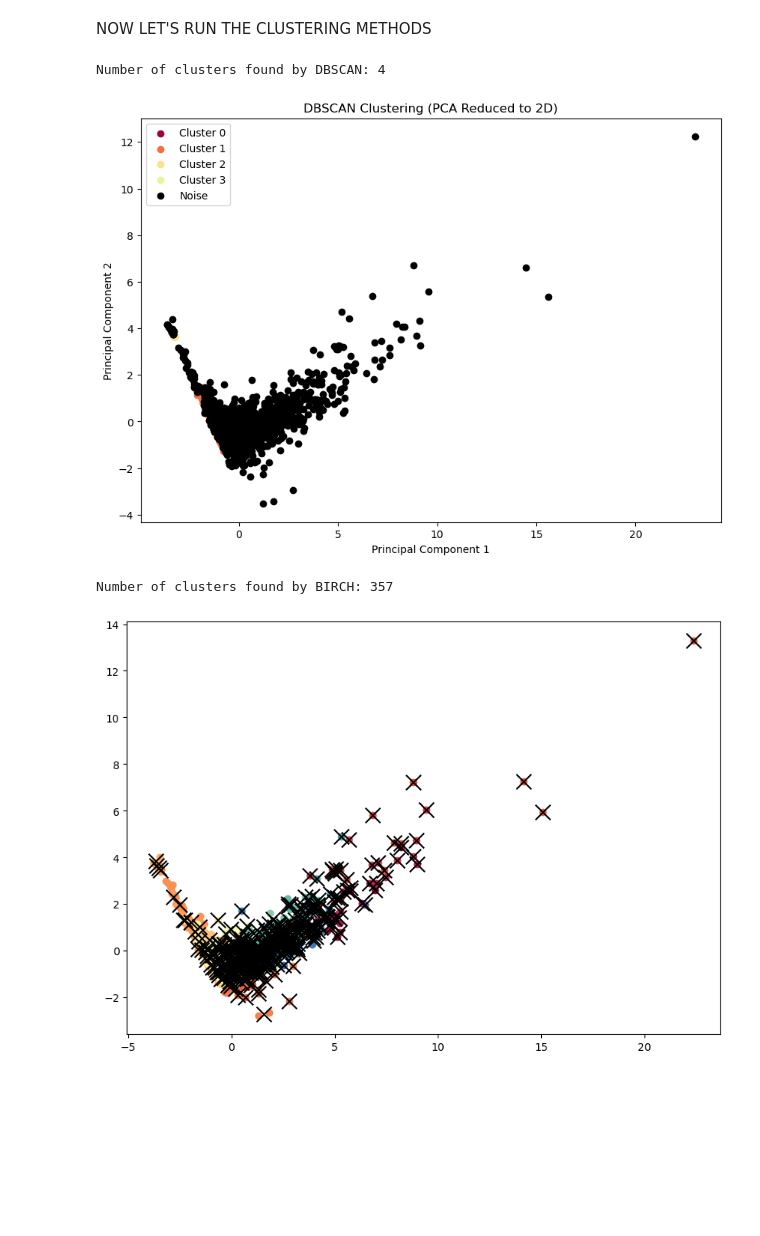
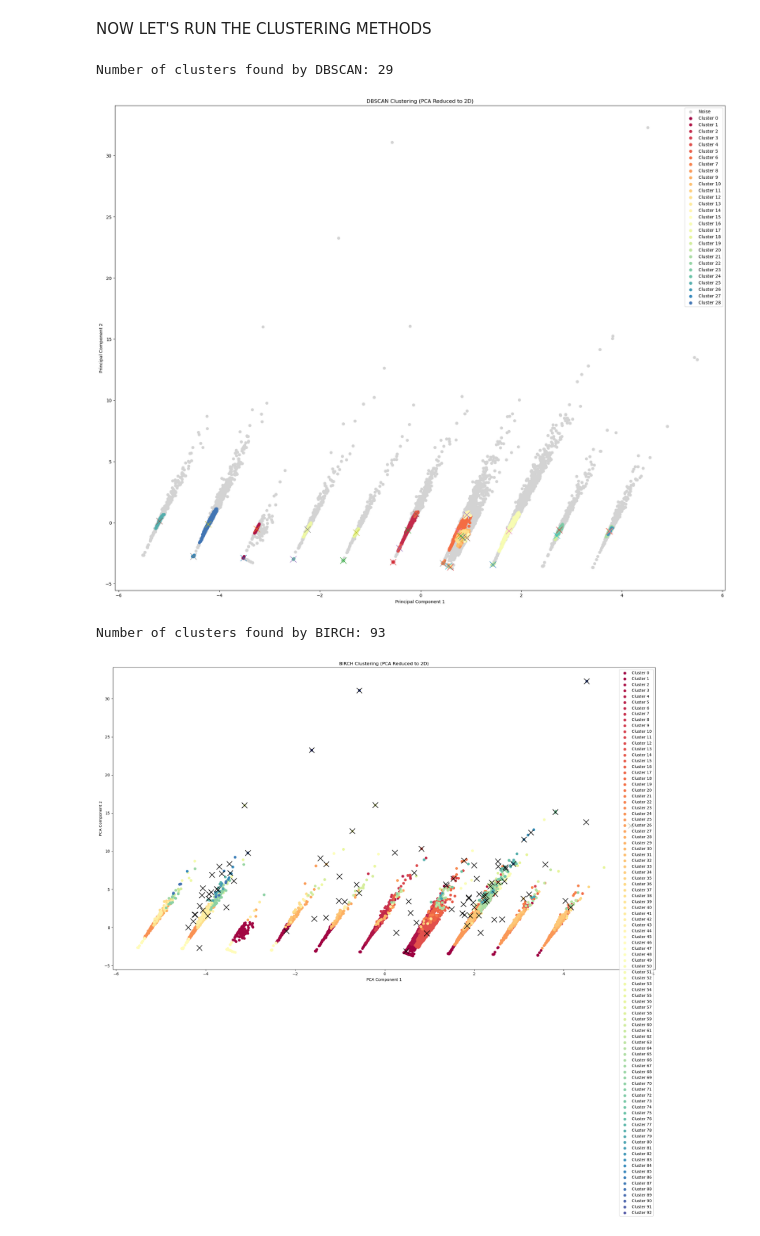
Before and after one commit to Nuraly1503/Data-Analytics, a Jupyter notebook: DA02/2-3.ipynb, the cells around one changed output. Drawn from its saved outputs; the diff is of its cells as text; code cells hidden in the pictures; blank space fills up the shorter version.

Commit message:
Changed settings in the cluster functions and added scoring

```diff
--- a/DA02/2-3.ipynb
+++ b/DA02/2-3.ipynb
@@ -121,51 +121,69 @@ from sklearn.cluster import Birch
 # %%
 from sklearn.cluster import DBSCAN
 import matplotlib.pyplot as plt
 
 # Sample the data from df_num_pca
-sample_df = df_num_pca.sample(n=2000, random_state=42).reset_index(drop=True)
+# sample_df = df_num_pca.sample(n=2000, random_state=42).reset_index(drop=True)
 
 # Apply DBSCAN
-dbscan = DBSCAN(eps=0.3, min_samples=11)
-dbscan_labels = dbscan.fit_predict(sample_df)
+dbscan = DBSCAN(eps=0.3, min_samples=15)
+dbscan_labels = dbscan.fit_predict(df_num_pca)
 
 # Number of clusters found (excluding noise)
 dbscan_clusters = len(set(dbscan_labels)) - (1 if -1 in dbscan_labels else 0)
 print(f"Number of clusters found by DBSCAN: {dbscan_clusters}")
 
 # Use the first two principal components from df_num_pca for visualization
-dbscan_pca = sample_df[['Principal Component 1', 'Principal Component 2']].values
+dbscan_pca = df_num_pca[['Principal Component 1', 'Principal Component 2']].values
 
 # Plot the clusters
-plt.figure(figsize=(10, 7))
+plt.figure(figsize=(25, 20))
+# for k in set(dbscan_labels):
+#     color = 'k' if k == -1 else plt.cm.Spectral(k / (dbscan_clusters + 1))
+#     plt.scatter(dbscan_pca[dbscan_labels == k, 0], dbscan_pca[dbscan_labels == k, 1], color=color, label=f'Cluster {k}' if k != -1 else 'Noise')
+
+
+noise_color = 'lightgray'
+plt.scatter(dbscan_pca[dbscan_labels == -1, 0], dbscan_pca[dbscan_labels == -1, 1], color=noise_color, label='Noise')
+
 for k in set(dbscan_labels):
-    color = 'k' if k == -1 else plt.cm.Spectral(k / (dbscan_clusters + 1))
-    plt.scatter(dbscan_pca[dbscan_labels == k, 0], dbscan_pca[dbscan_labels == k, 1], color=color, label=f'Cluster {k}' if k != -1 else 'Noise')
+    if k != -1:  # Skip noise
+        color = plt.cm.Spectral(k / (dbscan_clusters + 1))
+        plt.scatter(dbscan_pca[dbscan_labels == k, 0], dbscan_pca[dbscan_labels == k, 1], color=color, label=f'Cluster {k}')
+
+# Calculate and show cluster centroids using a black cross (X)
+cluster_centers = []
+for k in set(dbscan_labels):
+    if k != -1:  # Skip noise
+        cluster_center = dbscan_pca[dbscan_labels == k].mean(axis=0)
+        cluster_centers.append(cluster_center)
+        plt.plot(cluster_center[0], cluster_center[1], 'x', markersize=15)
 
 # Final plot additions
 plt.title('DBSCAN Clustering (PCA Reduced to 2D)')
 plt.xlabel('Principal Component 1')
 plt.ylabel('Principal Component 2')
 plt.legend()
 plt.show()
 # %% [output]
-Number of clusters found by DBSCAN: 4
+Number of clusters found by DBSCAN: 29
-[figure, old version]
+[figure, new version]
 # %%
 
 # Apply BIRCH
-birch = Birch(n_clusters=None, threshold=0.5)  # Set n_clusters to None for no fixed number
-birch_labels = birch.fit_predict(sample_df)
+birch = Birch(n_clusters=None, threshold=2)  # Set n_clusters to None for no fixed number, threshold is the radius of the subcluster
+birch_labels = birch.fit_predict(df_num_pca)
 
 # Number of clusters found (excluding noise)
 birch_clusters = len(set(birch_labels)) - (1 if -1 in birch_labels else 0)
 print(f"Number of clusters found by BIRCH: {birch_clusters}")
 
+
 # Reduce to 2 dimensions using PCA for visualization
-birch_pca = PCA(n_components=2).fit_transform(sample_df)
+birch_pca = PCA(n_components=2).fit_transform(df_num_pca)
 
 # Plot the clusters
-plt.figure(figsize=(10, 7))
+plt.figure(figsize=(25, 14))
 for k in set(birch_labels):
     color = 'k' if k == -1 else plt.cm.Spectral(k / (birch_clusters + 1))  # Color for noise or other clusters
     plt.scatter(birch_pca[birch_labels == k, 0], birch_pca[birch_labels == k, 1], color=color, label=f'Cluster {k}' if k != -1 else 'Noise')
@@ -175,17 +193,17 @@ for k in set(birch_labels):
     if k != -1:  # Skip noise
         cluster_points = birch_pca[birch_labels == k]  # Points in the k-th cluster
         cluster_centroid = np.mean(cluster_points, axis=0)  # Calculate centroid
-        plt.scatter(cluster_centroid[0], cluster_centroid[1], s=200, c='black', marker='x', label=f'Cluster {k} Centroid')
+        plt.scatter(cluster_centroid[0], cluster_centroid[1], s=200, c='black', marker='x')
 
 # Final plot additions
-#plt.title('BIRCH Clustering (PCA Reduced to 2D)')
-#plt.xlabel('PCA Component 1')
-#plt.ylabel('PCA Component 2')
-#plt.legend()
-#plt.show()
+plt.title('BIRCH Clustering (PCA Reduced to 2D)')
+plt.xlabel('PCA Component 1')
+plt.ylabel('PCA Component 2')
+plt.legend()
+plt.show()
 # %% [output]
-Number of clusters found by BIRCH: 357
+Number of clusters found by BIRCH: 93
-[figure, old version]
+[figure, new version]
 # %%
 # Assuming you have already created df_num_pca using PCA
 # Sample the data
```
Also changed, not shown: parts of 4 cells of this notebook.
